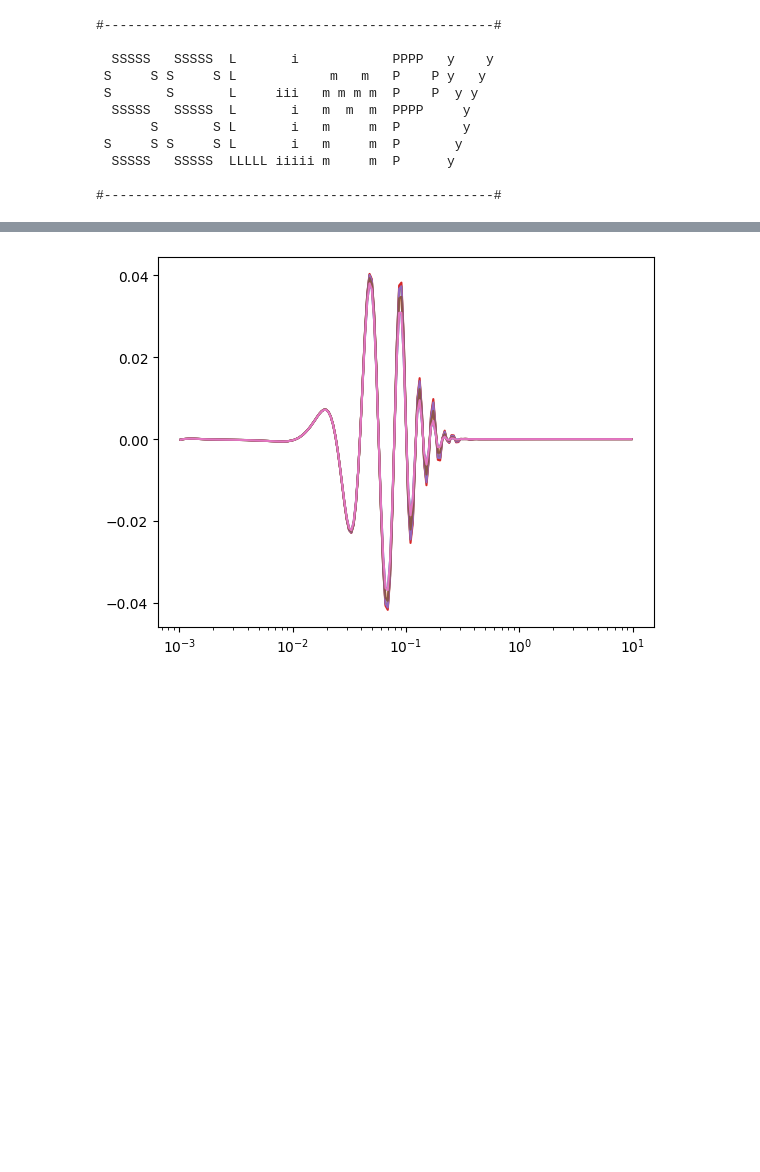
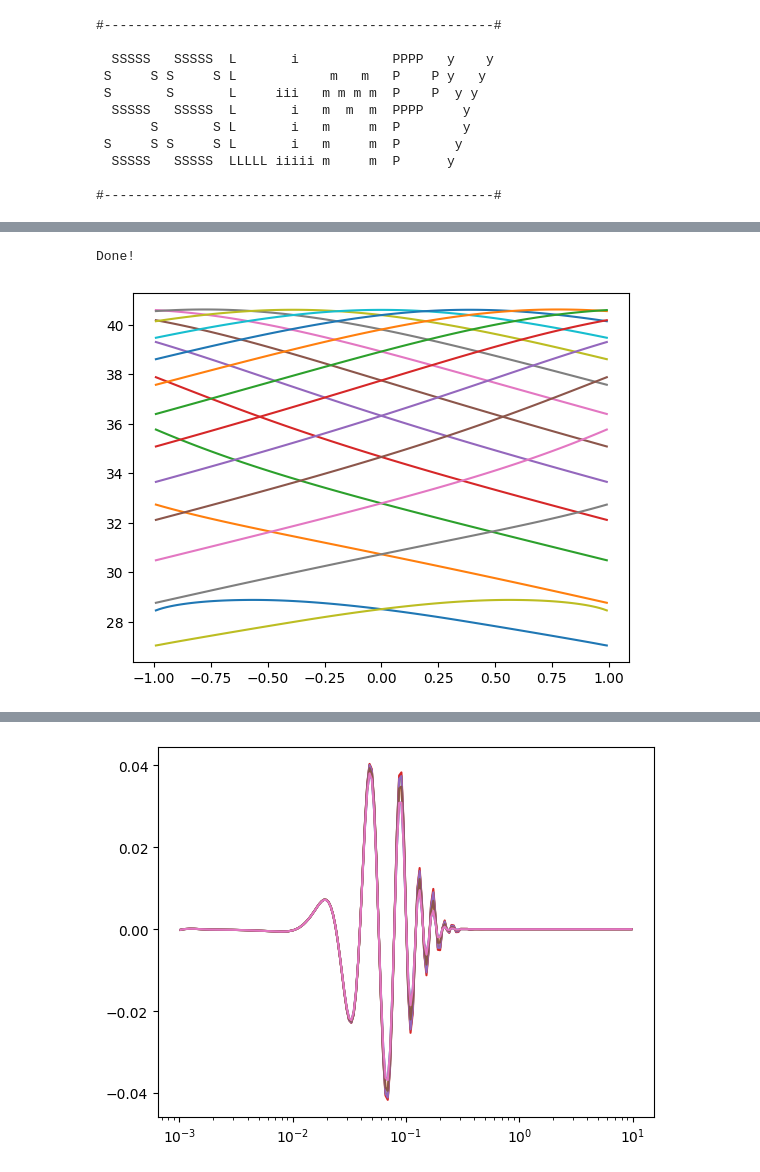
Before and after one commit to Sefa76/SSLimPy, a Jupyter notebook: SSLimPy.ipynb, the cells around one changed output, grey strips where cells are left out. Saved outputs shown, nothing was run; the diff lists cells and outputs as text; code cells hidden in the pictures; blank space fills up the shorter version.

```diff
--- a/SSLimPy.ipynb
+++ b/SSLimPy.ipynb
@@ -71,0 +102,8 @@ plt.loglog(pobs.k,np.squeeze(pobs.Pk_obs[:,::16,:])/np.squeeze(pobs.Pk_obs[:,62,
+# %%
+I1 = np.trapz(Pkmq,deltaphi,axis=-1)
+# %%
+plt.plot(muq,I1[::7,:].T)
+print("Done!")
+# %% [output]
+Done!
+[figure, added]
```
Also changed, not shown: parts of 36 cells of this notebook, 1 other file.
